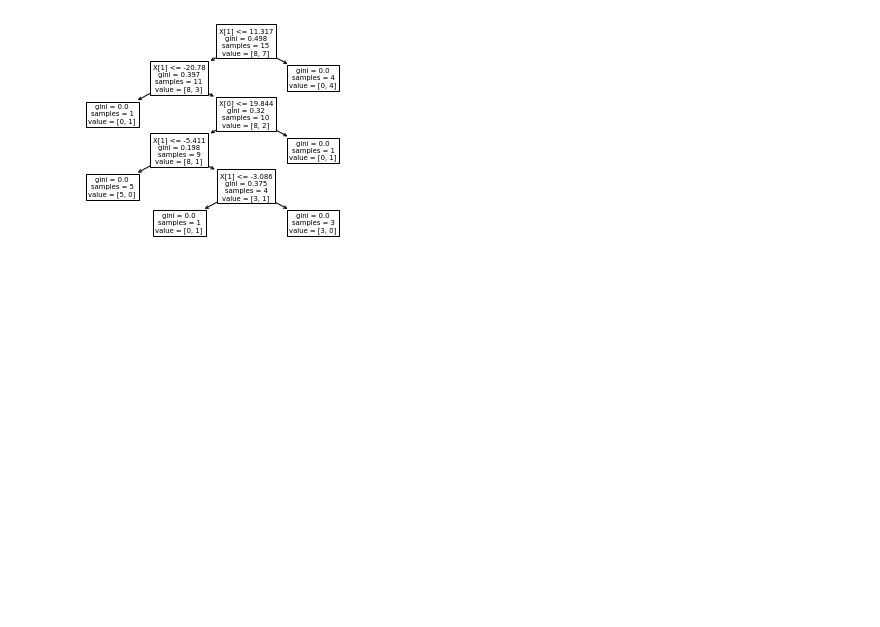
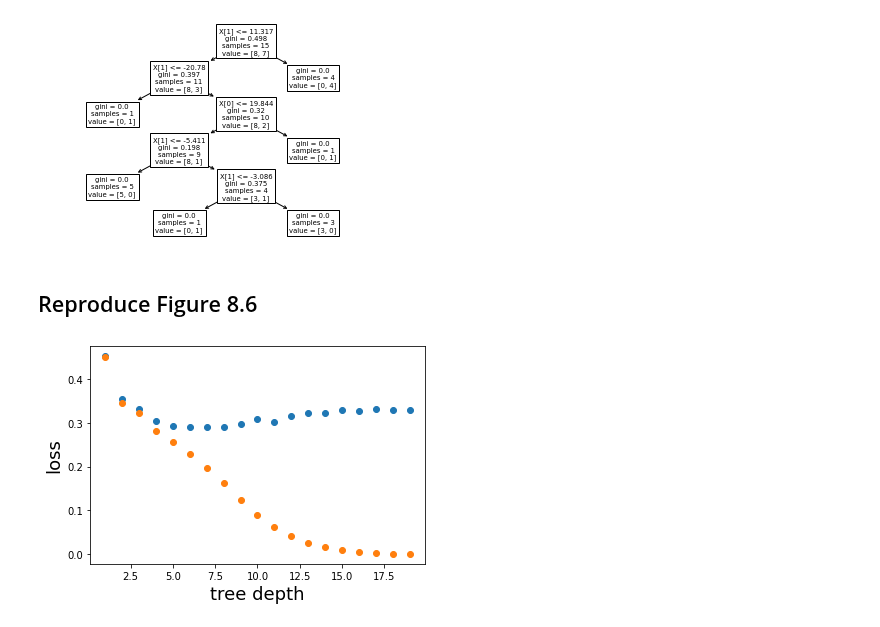
Before and after one commit to gnitnaw/Programs, a Jupyter notebook: Chapter8/TreeDepthCV.ipynb, the cells around one changed output. Saved outputs shown, nothing was run; the diff lists cells and outputs as text; code cells hidden in the pictures; blank space fills up the shorter version.

```diff
--- a/Chapter8/TreeDepthCV.ipynb
+++ b/Chapter8/TreeDepthCV.ipynb
@@ -94,3 +94,26 @@ plt.show()
 # %% [output]
 [figure]
 [figure]
+# %% [markdown]
+## Reproduce Figure 8.6
+# %%
+tree_depth = range(1,20)
+test_loss_list = []
+train_loss_list = []
+xdepthlist = []
+for d in tree_depth:
+    xdepthlist.append(d)
+    clf.max_depth=d
+    cv_results = cross_validate(clf, X, y, cv=10, scoring=ZeroOneScore, return_train_score=True)
+    cv = np.mean(cv_results['test_score'])
+    test_loss_list.append(cv)
+    tl = np.mean(cv_results['train_score'])
+    train_loss_list.append(tl)
+
+plt.xlabel('tree depth', fontsize=18, color='black')
+plt.ylabel('loss', fontsize=18, color='black')
+plt.scatter(xdepthlist, test_loss_list)
+plt.scatter(xdepthlist, train_loss_list)
+plt.show()
+# %% [output]
+[figure, added]
```
Also changed, not shown: parts of 2 cells of this notebook.
